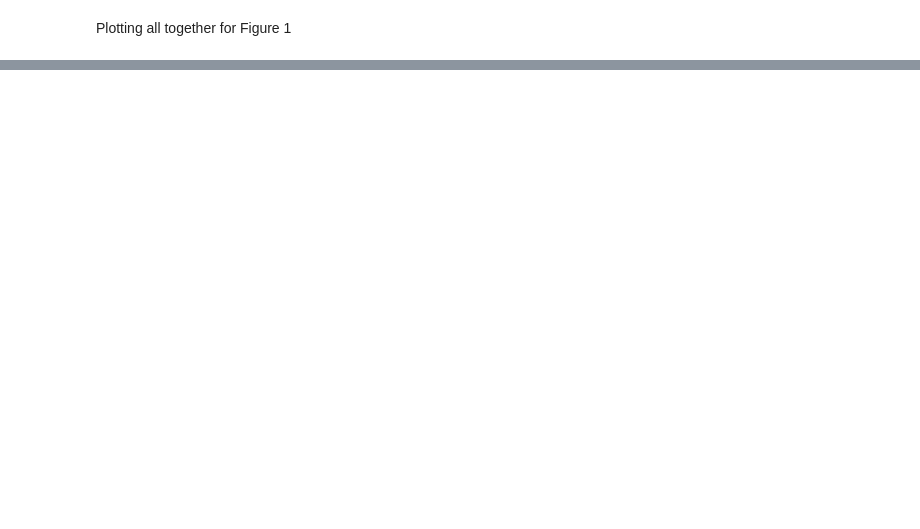
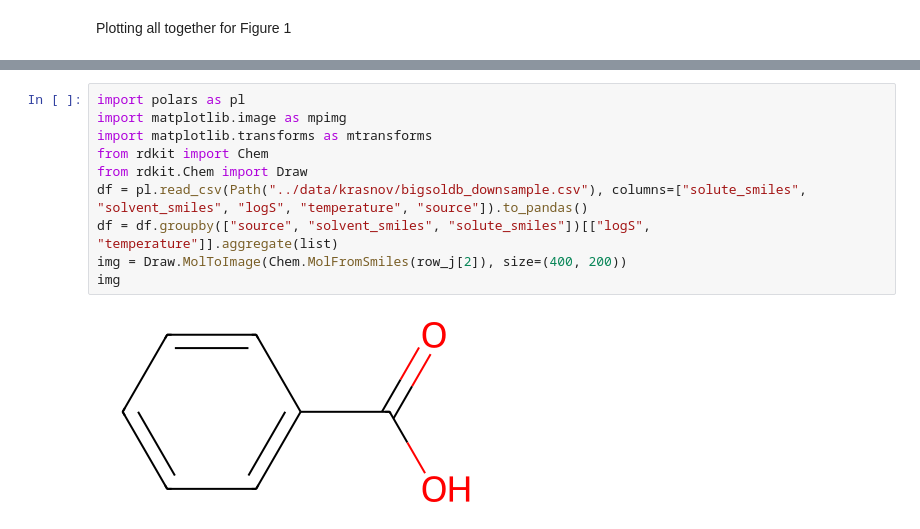
Before and after one commit to JacksonBurns/fastsolv, a Jupyter notebook: figures/figure_1.ipynb, the cells around one changed output, grey strips where cells are left out. Drawn from its saved outputs; the diff is of its cells as text; blank space fills up the shorter version.

```diff
--- a/figures/figure_1.ipynb
+++ b/figures/figure_1.ipynb
@@ -292,0 +297,12 @@ No artists with labels found to put in legend.  Note that artists whose label st
+# %%
+import polars as pl
+import matplotlib.image as mpimg
+import matplotlib.transforms as mtransforms
+from rdkit import Chem
+from rdkit.Chem import Draw
+df = pl.read_csv(Path("../data/krasnov/bigsoldb_downsample.csv"), columns=["solute_smiles", "solvent_smiles", "logS", "temperature", "source"]).to_pandas()
+df = df.groupby(["source", "solvent_smiles", "solute_smiles"])[["logS", "temperature"]].aggregate(list)
+img = Draw.MolToImage(Chem.MolFromSmiles(row_j[2]), size=(400, 200))
+img
+# %% [output]
+[figure, added]
```
Also changed, not shown: parts of 16 cells of this notebook, 9 other files.
